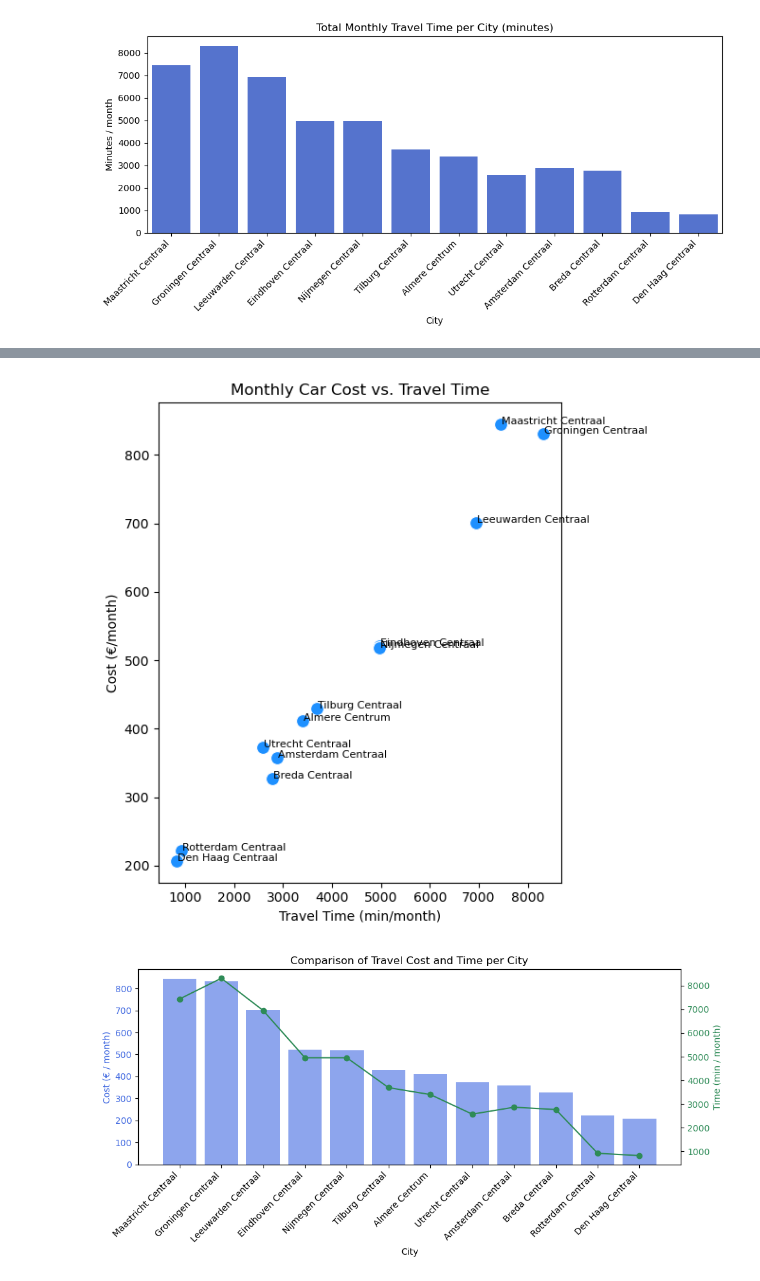
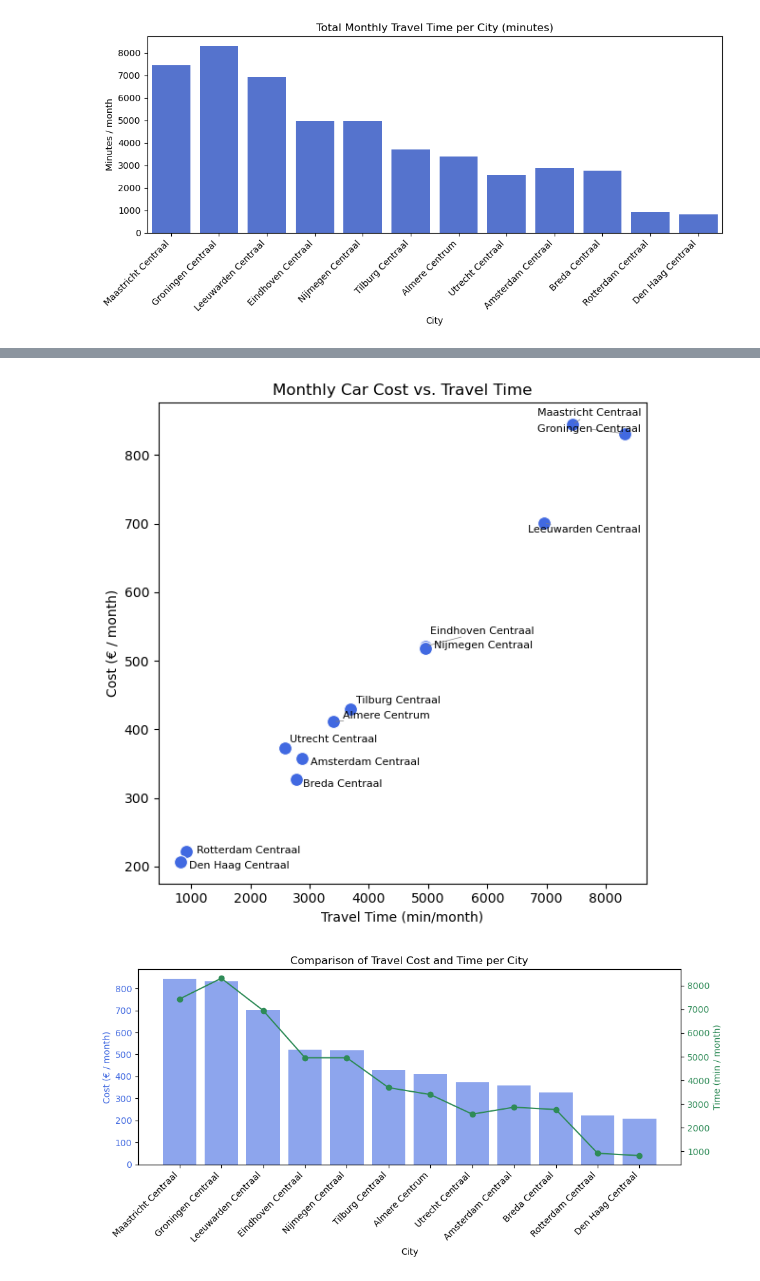
Before and after one commit to gkosmidis4/TiL-6022-Group-Project, a Jupyter notebook: code/Car_Calculations.ipynb, the cells around one changed output, grey strips where cells are left out. Saved outputs shown, nothing was run; the diff lists cells and outputs as text; code cells hidden in the pictures.

```diff
--- a/code/Car_Calculations.ipynb
+++ b/code/Car_Calculations.ipynb
@@ -244,17 +244,35 @@ plt.show()
 # %% [output]
 [figure]
 # %%
+!pip install adjustText
+
+from adjustText import adjust_text
+
 plt.figure(figsize=(6, 6))
 sns.scatterplot(
     x="CarTime_min_per_month",
     y="CarCost_EUR_per_month",
-    data=df, s=100, color="dodgerblue"
+    data=df,
+    s=100,
+    color="royalblue"
 )
+
+texts = []
 for i, row in df.iterrows():
-    plt.text(row.CarTime_min_per_month+20, row.CarCost_EUR_per_month, row.City, fontsize=8)
+    texts.append(
+        plt.text(
+            row.CarTime_min_per_month,
+            row.CarCost_EUR_per_month,
+            row.City,
+            fontsize=8
+        )
+    )
+
+adjust_text(texts, arrowprops=dict(arrowstyle="-", color='gray', lw=0.5))
+
 plt.title("Monthly Car Cost vs. Travel Time")
 plt.xlabel("Travel Time (min/month)")
-plt.ylabel("Cost (€/month)")
+plt.ylabel("Cost (€ / month)")
 plt.tight_layout()
 plt.show()
 # %% [output]
@@ -261,4 +292,4 @@ plt.show()
-[figure, old version]
+[figure, new version]
 # %%
 fig, ax1 = plt.subplots(figsize=(10, 5))
 
```
Also changed, not shown: parts of 1 cell of this notebook.
